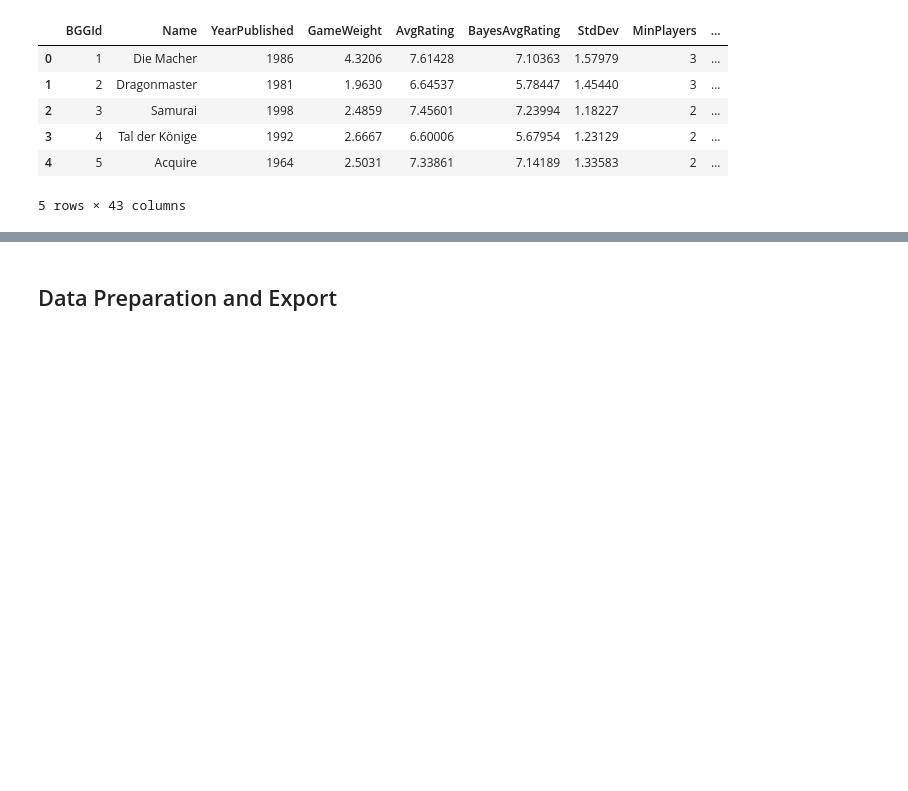
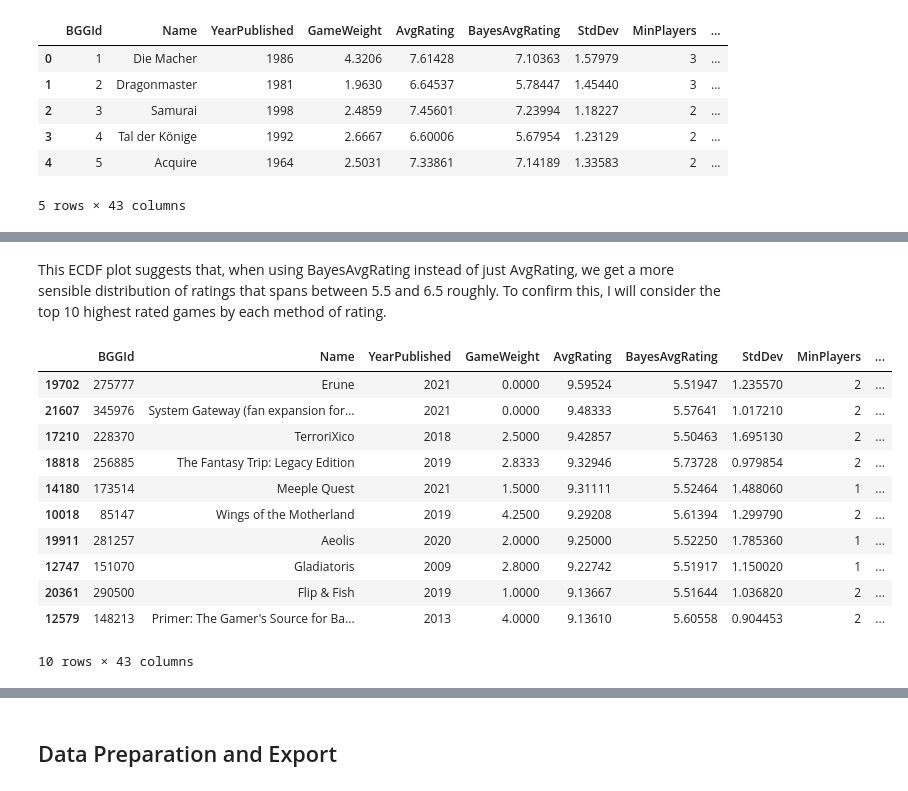
Before and after one commit to AlexBeaty/BoardGameGeekAnalysis, a Jupyter notebook: notebooks/exploration/BoardGameGeekExploration.ipynb, the cells around one changed output, grey strips where cells are left out. Drawn from its saved outputs; the diff is of its cells as text; code cells hidden in the pictures; blank space fills up the shorter version.

```diff
--- a/notebooks/exploration/BoardGameGeekExploration.ipynb
+++ b/notebooks/exploration/BoardGameGeekExploration.ipynb
@@ -70,0 +149,19 @@ games_df.head()
+# %% [markdown]
+This ECDF plot suggests that, when using BayesAvgRating instead of just AvgRating, we get a more sensible distribution of ratings that spans between 5.5 and 6.5 roughly.
+To confirm this, I will consider the top 10 highest rated games by each method of rating.
+# %%
+# Top 10 rated games (AvgRating)
+games_df.sort_values(by='AvgRating', ascending=False).head(10)
+# %% [output]
+|  | BGGId | Name | YearPublished | GameWeight | AvgRating | BayesAvgRating | StdDev | MinPlayers | ... |
+| 19702 | 275777 | Erune | 2021 | 0.0000 | 9.59524 | 5.51947 | 1.235570 | 2 | ... |
+| 21607 | 345976 | System Gateway (fan expansion for... | 2021 | 0.0000 | 9.48333 | 5.57641 | 1.017210 | 2 | ... |
+| 17210 | 228370 | TerroriXico | 2018 | 2.5000 | 9.42857 | 5.50463 | 1.695130 | 2 | ... |
+| 18818 | 256885 | The Fantasy Trip: Legacy Edition | 2019 | 2.8333 | 9.32946 | 5.73728 | 0.979854 | 2 | ... |
+| 14180 | 173514 | Meeple Quest | 2021 | 1.5000 | 9.31111 | 5.52464 | 1.488060 | 1 | ... |
+| 10018 | 85147 | Wings of the Motherland | 2019 | 4.2500 | 9.29208 | 5.61394 | 1.299790 | 2 | ... |
+| 19911 | 281257 | Aeolis | 2020 | 2.0000 | 9.25000 | 5.52250 | 1.785360 | 1 | ... |
+| 12747 | 151070 | Gladiatoris | 2009 | 2.8000 | 9.22742 | 5.51917 | 1.150020 | 1 | ... |
+| 20361 | 290500 | Flip & Fish | 2019 | 1.0000 | 9.13667 | 5.51644 | 1.036820 | 2 | ... |
+| 12579 | 148213 | Primer: The Gamer's Source for Ba... | 2013 | 4.0000 | 9.13610 | 5.60558 | 0.904453 | 2 | ... |
+10 rows × 43 columns
```
Also changed, not shown: parts of 17 cells of this notebook.
